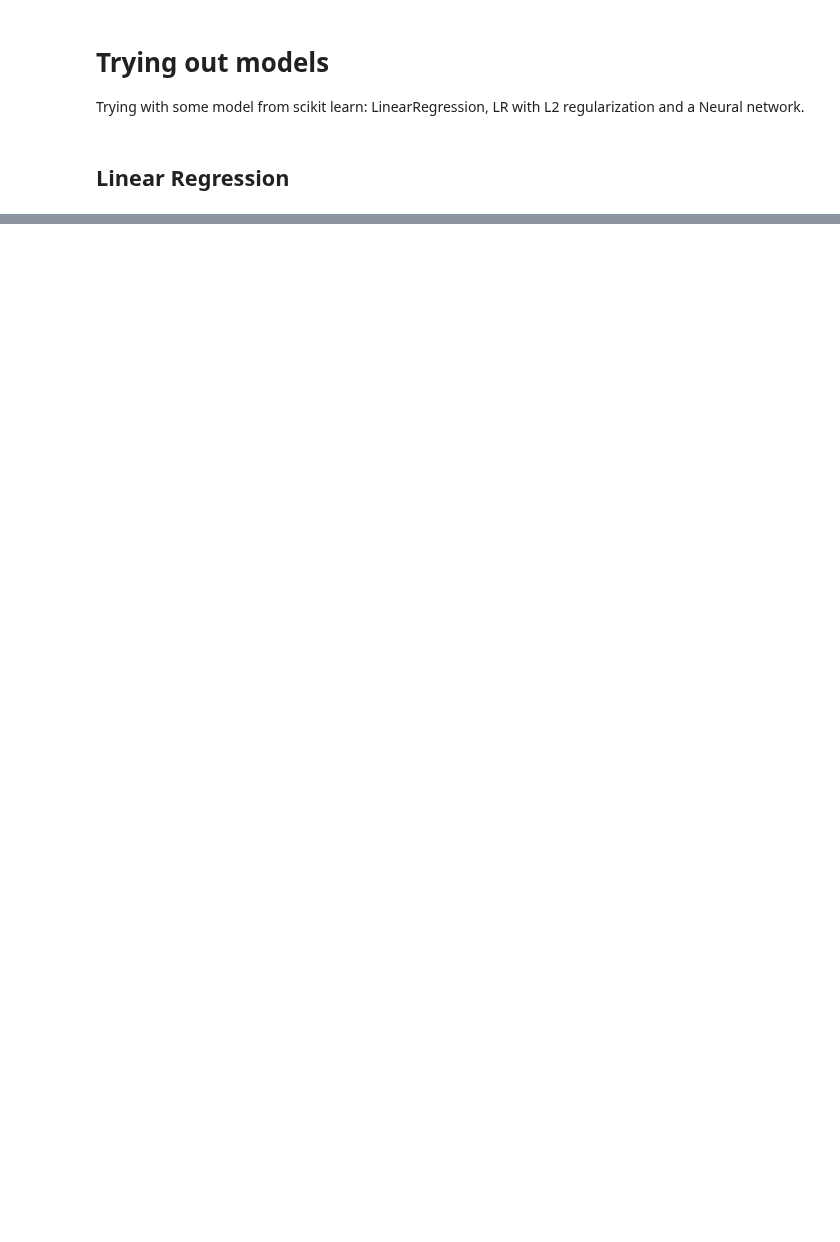
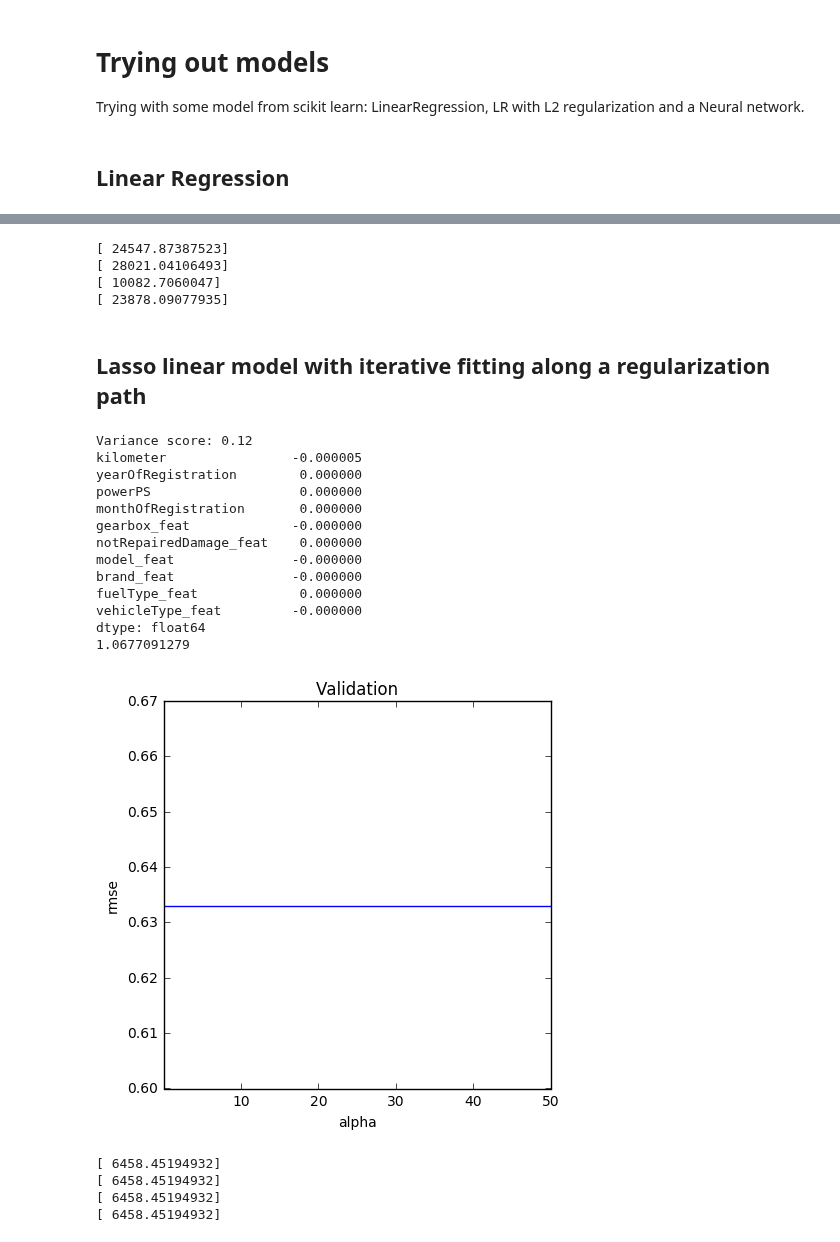
Before and after one commit to ddmng/jupyter-test, a Jupyter notebook: Autos-Copy1.ipynb, the cells around one changed output, grey strips where cells are left out. Drawn from its saved outputs; the diff is of its cells as text; code cells hidden in the pictures; blank space fills up the shorter version.

```diff
--- a/Autos-Copy1.ipynb
+++ b/Autos-Copy1.ipynb
@@ -397,0 +355,69 @@ plt.grid(True)
+# %%
+vw1 = calc_values(model_ridge, 2016, 'volkswagen', 'touran', 'bus', 'manuell', 'diesel', 105, 10000, 'nein')
+bmw  = calc_values(model_ridge, 2016, 'bmw', '3er', 'limousine', 'manuell', 'diesel', 150, 10000, 'nein')
+fiat  = calc_values(model_ridge, 2016, 'fiat', 'punto', 'kleinwagen', 'manuell', 'benzin', 60, 10000, 'nein')
+vw2 = calc_values(model_ridge, 2016, 'volkswagen', 'tiguan', 'suv', 'manuell', 'diesel', 130, 10000, 'nein')
+
+print(vw1)
+print(bmw)
+print(fiat)
+print(vw2)
+# %% [output]
+[ 24547.87387523]
+[ 28021.04106493]
+[ 10082.7060047]
+[ 23878.09077935]
+# %% [markdown]
+## Lasso linear model with iterative fitting along a regularization path
+# %%
+
+alphas = [0.005,0.05, 0.1, 0.3, 1, 3, 5, 10, 20, 25, 30, 50]
+cv_lassocv = [cv_rmse(LassoCV(alphas = alphas), X_train, y_train).mean() for alpha in alphas]
+
+cv_lassocv = pd.Series(cv_lassocv, index = alphas)
+cv_lassocv.plot(title = "Validation", figsize=(5,5))
+plt.xlabel("alpha")
+plt.ylabel("rmse")
+
+model_lassocv = LassoCV(cv_lassocv.min()).fit(X_train, y_train)
+
+# Explained variance score: 1 is perfect prediction
+print('Variance score: %.2f' % model_lassocv.score(X_test, y_test))
+
+coef = pd.Series(model_lassocv.coef_, index = df_autos.iloc[:,1:].columns)
+
+imp_coef = pd.concat([coef.sort_values()])
+
+print(imp_coef)
+
+print(np.sqrt(np.mean((y_test - model_lassocv.predict(X_test))**2)))
+# %% [output]
+Variance score: 0.12
+kilometer                -0.000005
+yearOfRegistration        0.000000
+powerPS                   0.000000
+monthOfRegistration       0.000000
+gearbox_feat             -0.000000
+notRepairedDamage_feat    0.000000
+model_feat               -0.000000
+brand_feat               -0.000000
+fuelType_feat             0.000000
+vehicleType_feat         -0.000000
+dtype: float64
+1.0677091279
+[figure, added]
+# %%
+vw1 = calc_values(model_lassocv, 2016, 'volkswagen', 'touran', 'bus', 'manuell', 'diesel', 105, 10000, 'nein')
+bmw  = calc_values(model_lassocv, 2016, 'bmw', '3er', 'limousine', 'manuell', 'diesel', 150, 10000, 'nein')
+fiat  = calc_values(model_lassocv, 2016, 'fiat', 'punto', 'kleinwagen', 'manuell', 'benzin', 60, 10000, 'nein')
+vw2 = calc_values(model_lassocv, 2016, 'volkswagen', 'tiguan', 'suv', 'manuell', 'diesel', 130, 10000, 'nein')
+
+print(vw1)
+print(bmw)
+print(fiat)
+print(vw2)
+# %% [output]
+[ 6458.45194932]
+[ 6458.45194932]
+[ 6458.45194932]
+[ 6458.45194932]
```
Also changed, not shown: parts of 22 cells of this notebook.
